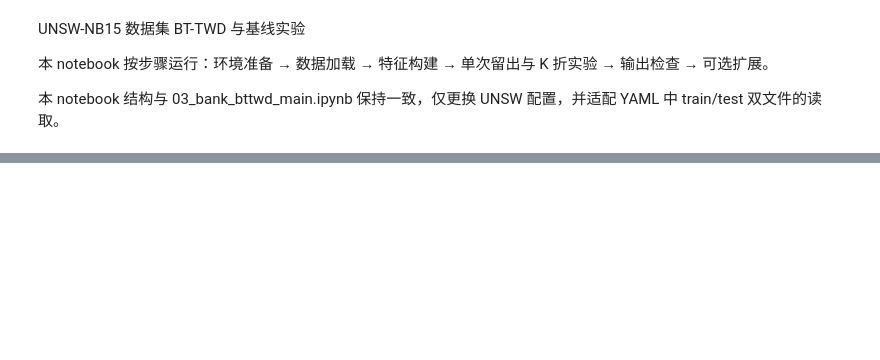
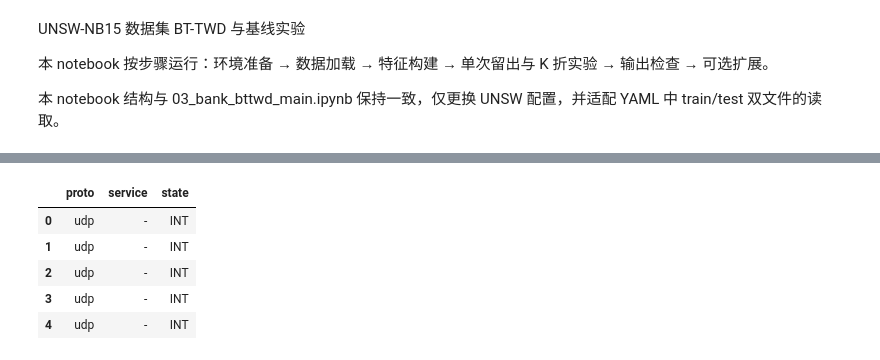
Before and after one commit to huanli-rua/BT-TWD, a Jupyter notebook: notebooks/04_unsw_bttwd_main.ipynb, the cells around one changed output, grey strips where cells are left out. Drawn from its saved outputs; the diff is of its cells as text; code cells hidden in the pictures; blank space fills up the shorter version.

```diff
--- a/notebooks/04_unsw_bttwd_main.ipynb
+++ b/notebooks/04_unsw_bttwd_main.ipynb
@@ -76,13 +90,19 @@ log_info("【步骤1摘要】UNSW 训练数据加载完成，已输出前 5 行
 # 步骤2：特征构建 & 拆分 X / y / 桶特征
 log_info("【步骤2】开始根据 YAML 配置构建特征，并拆分为 X / y / 桶特征……")
 
-X_train, y_train, bucket_df_train = prepare_features_and_labels(
-    df_train, cfg
-)
+# 注意：UNSW 的 prepare_features_and_labels 返回第三个是 meta 字典，不是 DataFrame
+X_train, y_train, meta = prepare_features_and_labels(df_train, cfg)
+
+# 按原来的逻辑，从 df_train 中挑出用于分桶的特征列
+prep_cfg = cfg.get("PREPROCESS", {})
+bucket_cols = (prep_cfg.get("continuous_cols") or []) + (prep_cfg.get("categorical_cols") or [])
+bucket_df_train = df_train[bucket_cols].reset_index(drop=True)
 
 log_info(
     f"【步骤2】特征构建完成，X_train 形状={X_train.shape}，"
     f"y_train 长度={len(y_train)}，bucket_df_train 形状={bucket_df_train.shape}。"
 )
 display(bucket_df_train.head())
+
 log_info("【步骤2摘要】UNSW 训练集特征构建完成，后续将基于该特征进行 BT-TWD 与基线实验。")
+# %% [output]
@@ -88,0 +113,6 @@ log_info("【步骤2摘要】UNSW 训练集特征构建完成，后续将基于
+|  | proto | service | state |
+| 0 | udp | - | INT |
+| 1 | udp | - | INT |
+| 2 | udp | - | INT |
+| 3 | udp | - | INT |
+| 4 | udp | - | INT |
```
Also changed, not shown: parts of 8 cells of this notebook, 12 other files.
